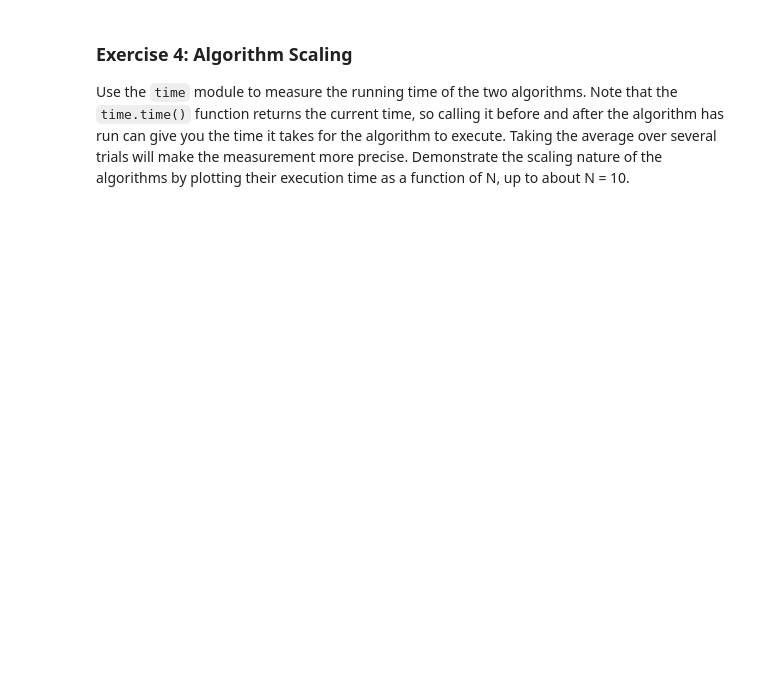
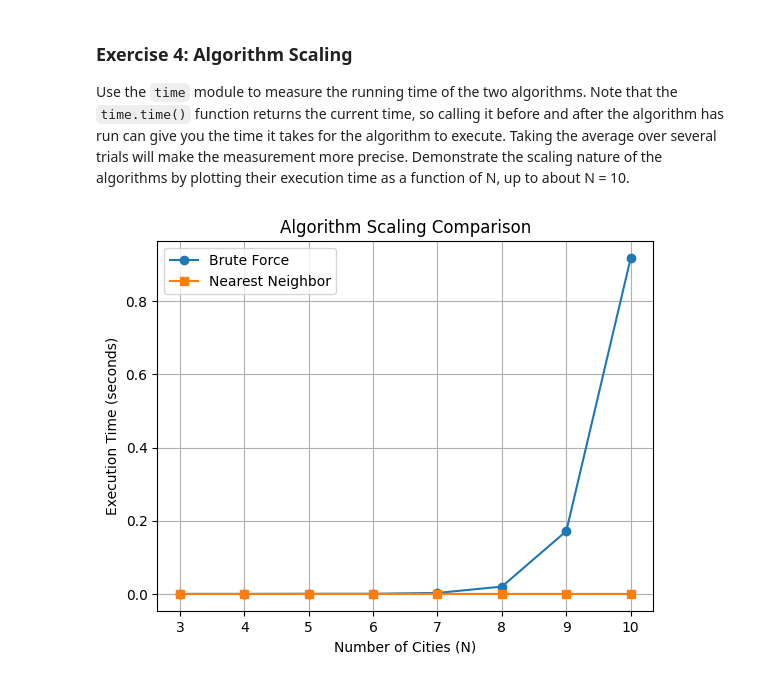
Before and after one commit to Garvaneja/comp215, a Jupyter notebook: labs/lab05_scaling.ipynb, the cells around one changed output. Drawn from its saved outputs; the diff is of its cells as text; code cells hidden in the pictures; blank space fills up the shorter version.

```diff
--- a/labs/lab05_scaling.ipynb
+++ b/labs/lab05_scaling.ipynb
@@ -170,0 +183,34 @@ def measure_time(city_map, distances):
+# %%
+
+def measure_execution_time(func, city_map, trials=5):
+
+    times = []
+    for i in range(trials):
+        start_time = time.time()
+        func(city_map)
+        end_time = time.time()
+        times.append(end_time - start_time)
+    return sum(times) / trials
+
+Ns = list(range(3, 11))
+brute_force_times = []
+nn_times = []
+
+for N in Ns:
+    city_map = setup_map(N)
+    distances = calculate_distances(city_map)
+    brute_force_times.append(measure_execution_time(lambda cm: brute_force(cm, distances), city_map))
+    nn_times.append(measure_execution_time(lambda cm: nearest_neighbour(cm, distances), city_map))
+
+
+
+plt.plot(Ns, brute_force_times, label="Brute Force", marker="o")
+plt.plot(Ns, nn_times, label="Nearest Neighbor", marker="s")
+plt.xlabel("Number of Cities (N)")
+plt.ylabel("Execution Time (seconds)")
+plt.title("Algorithm Scaling Comparison")
+plt.legend()
+plt.grid(True)
+plt.show()
+# %% [output]
+[figure, added]
```
Also changed, not shown: parts of 5 cells of this notebook.
